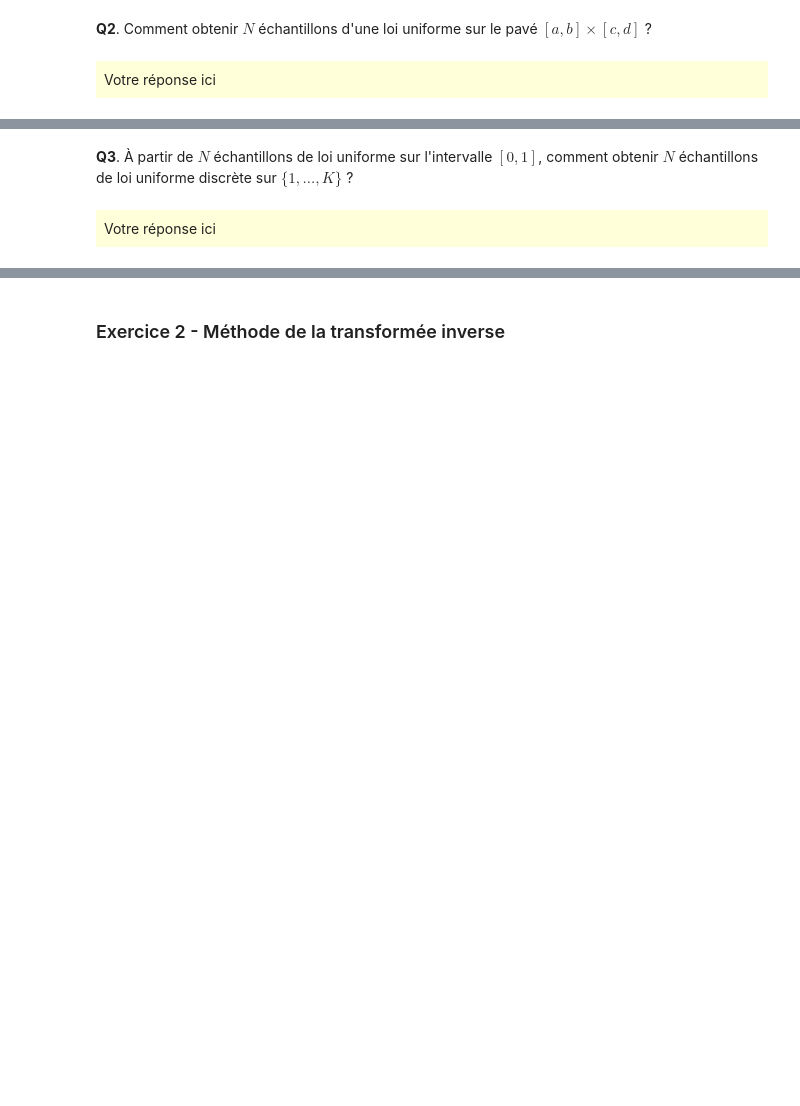
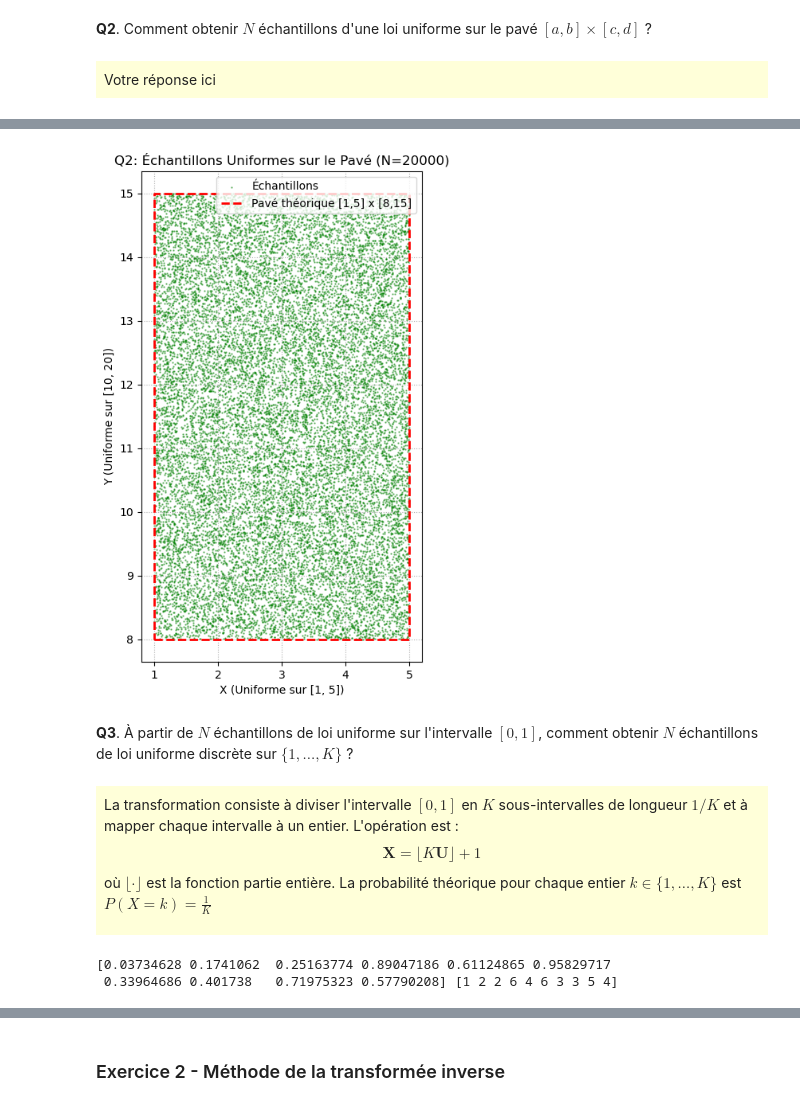
Before and after one commit to farahamorri/estim_av, a Jupyter notebook: tp1_gen_va.ipynb, the cells around one changed output, grey strips where cells are left out. Drawn from its saved outputs; the diff is of its cells as text; code cells hidden in the pictures; blank space fills up the shorter version.

```diff
--- a/tp1_gen_va.ipynb
+++ b/tp1_gen_va.ipynb
@@ -50,7 +176,55 @@ Votre réponse ici
+# %%
+# --- Paramètres ---
+N = 20000  # Nombre d'échantillons
+a, b = 1, 5   # Intervalle X
+c, d = 8, 15 # Intervalle Y
+
+# 1. Générer les échantillons U_x et U_y ~ U(0,1)
+U_x = np.random.rand(N)
+U_y = np.random.rand(N)
+
+# 2. Transformation
+X = a + (b - a) * U_x
+Y = c + (d - c) * U_y
+
+# --- Visualisation et Comparaison ---
+plt.figure(figsize=(10, 8))
+
+# Scatter plot des échantillons
+plt.scatter(X, Y, s=0.5, alpha=0.5, color='green', label='Échantillons')
+
+# Contour théorique du pavé
+plt.plot([a, b, b, a, a], [c, c, d, d, c], 'r--', linewidth=2, label=f'Pavé théorique [{a},{b}] x [{c},{d}]')
+
+plt.title(f'Q2: Échantillons Uniformes sur le Pavé (N={N})')
+plt.xlabel('X (Uniforme sur [1, 5])')
+plt.ylabel('Y (Uniforme sur [10, 20])')
+plt.legend()
+plt.gca().set_aspect('equal', adjustable='box') # Pour un meilleur rendu visuel
+plt.grid(linestyle=':')
+plt.show()
+# %% [output]
+[figure, added]
 # %% [markdown]
 **Q3**. À partir de $N$ échantillons de loi uniforme sur l'intervalle $[0,1]$, comment obtenir $N$ échantillons de loi uniforme discrète sur $\{1, ..., K\}$ ?
 # %% [markdown]
 <div style="background-color: rgba(255, 255, 0, 0.15); padding: 8px;">
-Votre réponse ici
+
+La transformation consiste à diviser l'intervalle $[0,1]$ en $K$ sous-intervalles de longueur $1/K$ et à mapper chaque intervalle à un entier. L'opération est :$$\mathbf{X} = \lfloor K \mathbf{U} \rfloor + 1$$où $\lfloor \cdot \rfloor$ est la fonction partie entière. La probabilité théorique pour chaque entier $k \in \{1, \dots, K\}$ est $P(X=k) = \frac{1}{K}$
 </div>
+# %%
+# --- Paramètres ---
+N = 10  # Nombre d'échantillons
+K = 6      # Résultats possibles {1, 2, 3, 4, 5, 6}
+
+# 1. Générer les échantillons U ~ U(0,1)
+U = np.random.rand(N)
+
+# 2. Transformation pour obtenir X ~ Uniforme Discrète
+# X = floor(K * U) + 1
+X = np.floor(K * U).astype(int) + 1
+print(U,X)
+# %% [output]
+[0.03734628 0.1741062  0.25163774 0.89047186 0.61124865 0.95829717
+ 0.33964686 0.401738   0.71975323 0.57790208] [1 2 2 6 4 6 3 3 5 4]
 # %%
```
Also changed, not shown: parts of 27 cells of this notebook.
